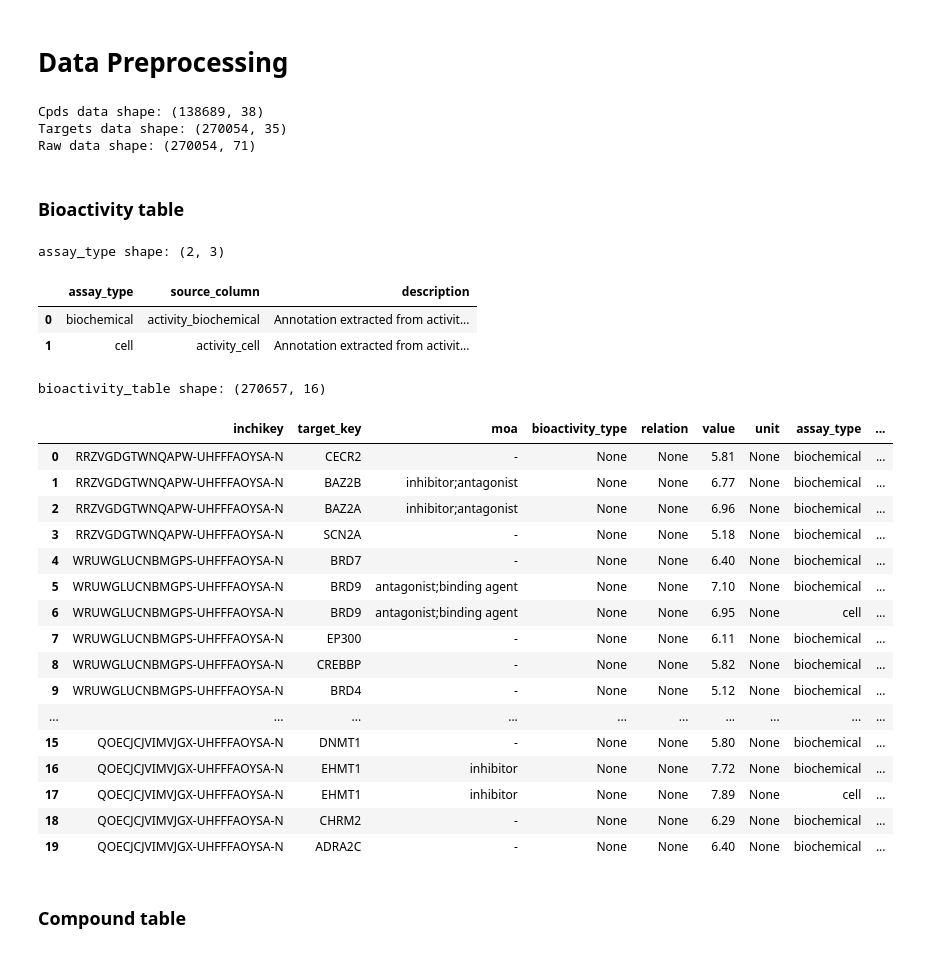
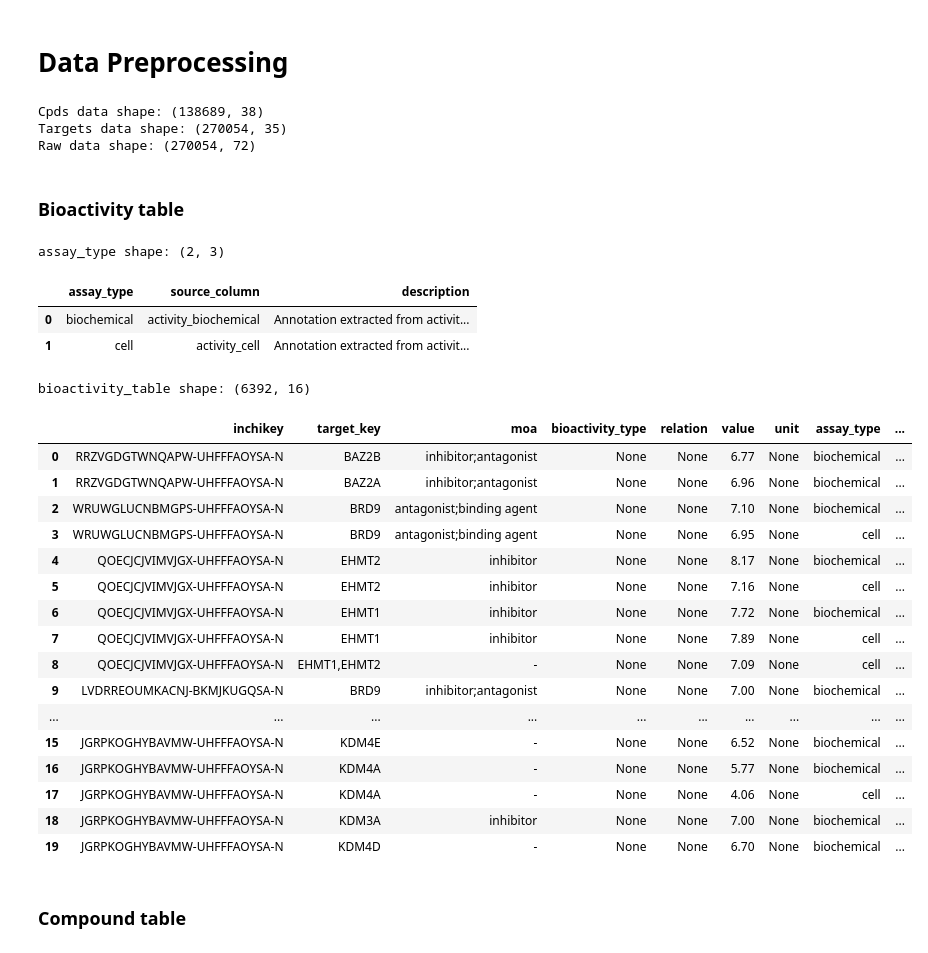
Before and after one commit to SCHMM-MelMar/Summer-School-2026, a Jupyter notebook: src/DataPreprocessing.ipynb, the cells around one changed output. Drawn from its saved outputs; the diff is of its cells as text; code cells hidden in the pictures.

```diff
--- a/src/DataPreprocessing.ipynb
+++ b/src/DataPreprocessing.ipynb
@@ -8,8 +8,14 @@ cpds_raw_data = pd.read_excel('../data/pd_export_02_2025_targets_standardized.xl
 targets_raw_data = pd.read_excel('../data/pd_export_02_2025_targets_standardized.xlsx', sheet_name='TARGETS')
 external_ids_raw_data = pd.read_excel('../data/pd_export_02_2025_targets_standardized.xlsx', sheet_name='EXTERNAL IDS')
 # %%
-# Merge the two dataframes based on pdid column
-raw_data = pd.merge(targets_raw_data, cpds_raw_data, on=['pdid', 'name'], how='left')
+# Merge targets and compounds on pdid and keep source-specific probe columns.
+raw_data = pd.merge(
+    targets_raw_data,
+    cpds_raw_data,
+    on="pdid",
+    how="left",
+    suffixes=("_target", "_compound"),
+)
 # %%
 print("Cpds data shape:", cpds_raw_data.shape)
 print("Targets data shape:", targets_raw_data.shape)
@@ -17,7 +23,7 @@ print("Raw data shape:", raw_data.shape)
 # %% [output]
 Cpds data shape: (138689, 38)
 Targets data shape: (270054, 35)
-Raw data shape: (270054, 71)
+Raw data shape: (270054, 72)
 # %% [markdown]
 ### Bioactivity table
 # %%
@@ -90,6 +96,18 @@ def parse_bioactivity_type(annotation):
 
     return candidate
 
+def as_probe_flag(value):
+    """Normalize heterogeneous probe encodings to 1/0/None."""
+    if pd.isna(value):
+        return None
+
+    text = str(value).strip().lower()
+    if text in {"1", "1.0", "true", "t", "yes", "y"}:
+        return 1
+    if text in {"0", "0.0", "false", "f", "no", "n", "-"}:
+        return 0
+    return None
+
 records = []
 
 for _, row in raw_data.iterrows():
@@ -97,6 +115,11 @@ for _, row in raw_data.iterrows():
     target_key = row.get("gene_name")
 
     if pd.isna(target_key) or str(target_key).strip() == "" or str(target_key).strip().lower() in PLACEHOLDERS:
+        continue
+
+    # Keep only probe-related target annotations; this removes off-target rows labeled as 0.
+    probe_target_flag = as_probe_flag(row.get("probe_target"))
+    if probe_target_flag != 1:
         continue
 
     for assay_col, assay_label in [("activity_biochemical", "biochemical"), ("activity_cell", "cell")]:
@@ -136,50 +159,50 @@ bioactivity_table = pd.DataFrame.from_records(
         "inchikey",
         "target_key",
         "moa",
         "bioactivity_type",
         "relation",
         "value",
         "unit",
         "assay_type",
         "assay_description",
         "cell_line",
         "concentration",
         "concentration_unit",
         "source_db",
         "source",
         "source_xref",
         "xref_id",
     ],
 )
 
 print("assay_type shape:", assay_type.shape)
 display(assay_type)
 
 print("bioactivity_table shape:", bioactivity_table.shape)
 display(bioactivity_table.head(20))
 # %% [output]
 assay_type shape: (2, 3)
 |  | assay_type | source_column | description |
 | 0 | biochemical | activity_biochemical | Annotation extracted from activit... |
 | 1 | cell | activity_cell | Annotation extracted from activit... |
-bioactivity_table shape: (270657, 16)
+bioactivity_table shape: (6392, 16)
 |  | inchikey | target_key | moa | bioactivity_type | relation | value | unit | assay_type | ... |
-| 0 | RRZVGDGTWNQAPW-UHFFFAOYSA-N | CECR2 | - | None | None | 5.81 | None | biochemical | ... |
-| 1 | RRZVGDGTWNQAPW-UHFFFAOYSA-N | BAZ2B | inhibitor;antagonist | None | None | 6.77 | None | biochemical | ... |
-| 2 | RRZVGDGTWNQAPW-UHFFFAOYSA-N | BAZ2A | inhibitor;antagonist | None | None | 6.96 | None | biochemical | ... |
-| 3 | RRZVGDGTWNQAPW-UHFFFAOYSA-N | SCN2A | - | None | None | 5.18 | None | biochemical | ... |
-| 4 | WRUWGLUCNBMGPS-UHFFFAOYSA-N | BRD7 | - | None | None | 6.40 | None | biochemical | ... |
-| 5 | WRUWGLUCNBMGPS-UHFFFAOYSA-N | BRD9 | antagonist;binding agent | None | None | 7.10 | None | biochemical | ... |
-| 6 | WRUWGLUCNBMGPS-UHFFFAOYSA-N | BRD9 | antagonist;binding agent | None | None | 6.95 | None | cell | ... |
-| 7 | WRUWGLUCNBMGPS-UHFFFAOYSA-N | EP300 | - | None | None | 6.11 | None | biochemical | ... |
-| 8 | WRUWGLUCNBMGPS-UHFFFAOYSA-N | CREBBP | - | None | None | 5.82 | None | biochemical | ... |
-| 9 | WRUWGLUCNBMGPS-UHFFFAOYSA-N | BRD4 | - | None | None | 5.12 | None | biochemical | ... |
+| 0 | RRZVGDGTWNQAPW-UHFFFAOYSA-N | BAZ2B | inhibitor;antagonist | None | None | 6.77 | None | biochemical | ... |
+| 1 | RRZVGDGTWNQAPW-UHFFFAOYSA-N | BAZ2A | inhibitor;antagonist | None | None | 6.96 | None | biochemical | ... |
+| 2 | WRUWGLUCNBMGPS-UHFFFAOYSA-N | BRD9 | antagonist;binding agent | None | None | 7.10 | None | biochemical | ... |
+| 3 | WRUWGLUCNBMGPS-UHFFFAOYSA-N | BRD9 | antagonist;binding agent | None | None | 6.95 | None | cell | ... |
+| 4 | QOECJCJVIMVJGX-UHFFFAOYSA-N | EHMT2 | inhibitor | None | None | 8.17 | None | biochemical | ... |
+| 5 | QOECJCJVIMVJGX-UHFFFAOYSA-N | EHMT2 | inhibitor | None | None | 7.16 | None | cell | ... |
+| 6 | QOECJCJVIMVJGX-UHFFFAOYSA-N | EHMT1 | inhibitor | None | None | 7.72 | None | biochemical | ... |
+| 7 | QOECJCJVIMVJGX-UHFFFAOYSA-N | EHMT1 | inhibitor | None | None | 7.89 | None | cell | ... |
+| 8 | QOECJCJVIMVJGX-UHFFFAOYSA-N | EHMT1,EHMT2 | - | None | None | 7.09 | None | cell | ... |
+| 9 | LVDRREOUMKACNJ-BKMJKUGQSA-N | BRD9 | inhibitor;antagonist | None | None | 7.00 | None | biochemical | ... |
 | ... | ... | ... | ... | ... | ... | ... | ... | ... | ... |
-| 15 | QOECJCJVIMVJGX-UHFFFAOYSA-N | DNMT1 | - | None | None | 5.80 | None | biochemical | ... |
-| 16 | QOECJCJVIMVJGX-UHFFFAOYSA-N | EHMT1 | inhibitor | None | None | 7.72 | None | biochemical | ... |
-| 17 | QOECJCJVIMVJGX-UHFFFAOYSA-N | EHMT1 | inhibitor | None | None | 7.89 | None | cell | ... |
-| 18 | QOECJCJVIMVJGX-UHFFFAOYSA-N | CHRM2 | - | None | None | 6.29 | None | biochemical | ... |
-| 19 | QOECJCJVIMVJGX-UHFFFAOYSA-N | ADRA2C | - | None | None | 6.40 | None | biochemical | ... |
+| 15 | JGRPKOGHYBAVMW-UHFFFAOYSA-N | KDM4E | - | None | None | 6.52 | None | biochemical | ... |
+| 16 | JGRPKOGHYBAVMW-UHFFFAOYSA-N | KDM4A | - | None | None | 5.77 | None | biochemical | ... |
+| 17 | JGRPKOGHYBAVMW-UHFFFAOYSA-N | KDM4A | - | None | None | 4.06 | None | cell | ... |
+| 18 | JGRPKOGHYBAVMW-UHFFFAOYSA-N | KDM3A | inhibitor | None | None | 7.00 | None | biochemical | ... |
+| 19 | JGRPKOGHYBAVMW-UHFFFAOYSA-N | KDM4D | - | None | None | 6.70 | None | biochemical | ... |
 # %% [markdown]
 ### Compound table
 # %%
```
Also changed, not shown: parts of 2 cells of this notebook.
